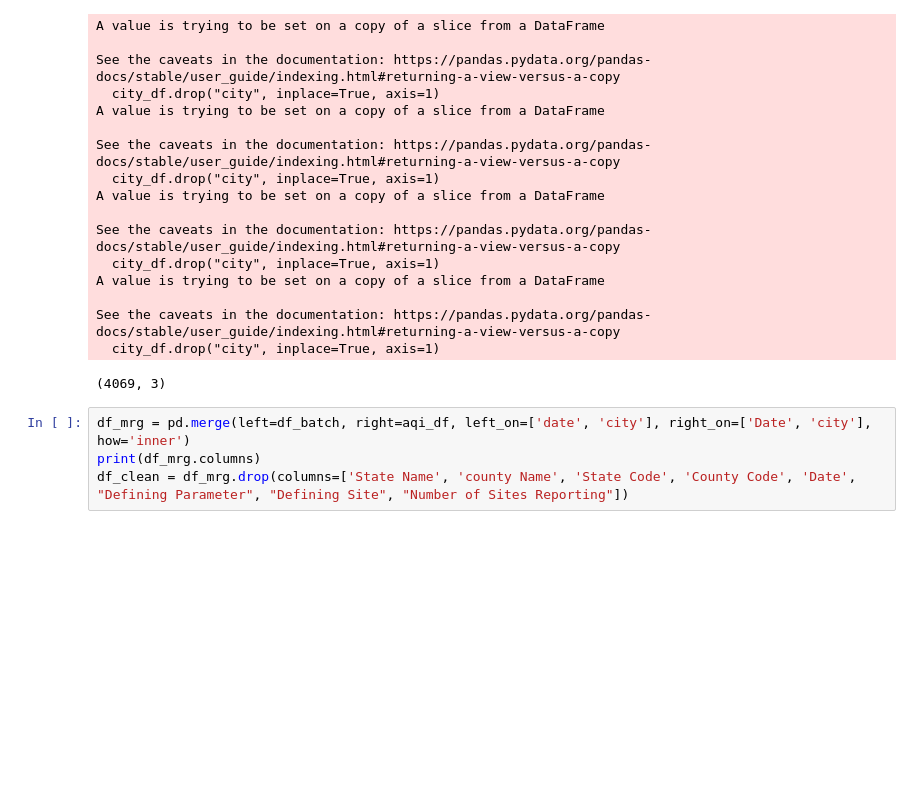
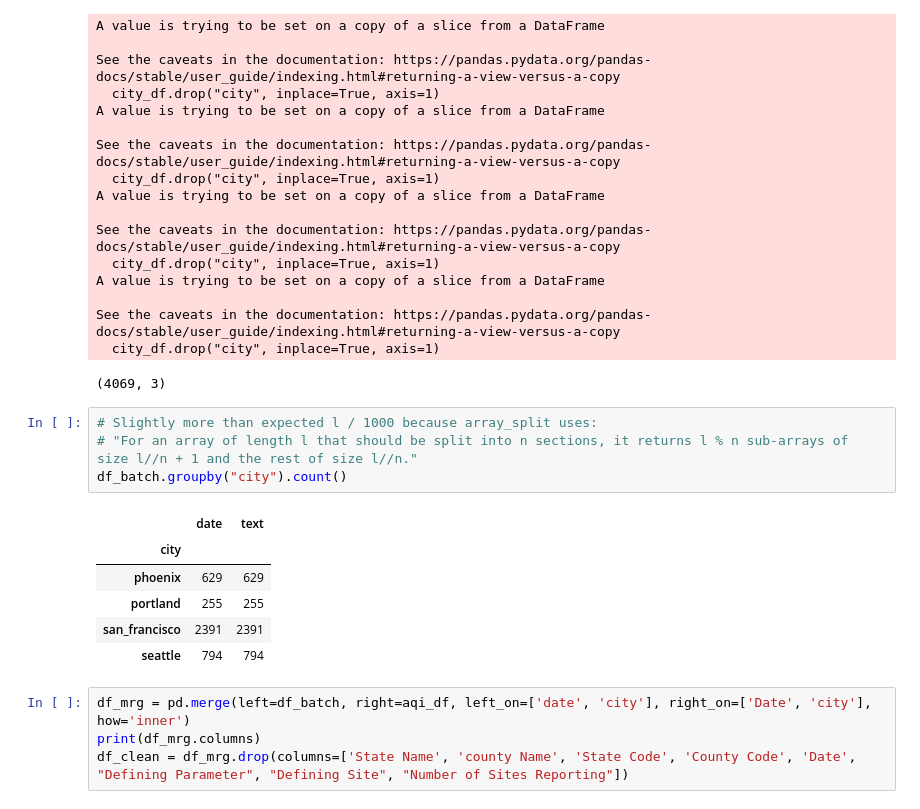
Before and after one commit to zcalhoun/wildfire, a Jupyter notebook: notebooks/tfidf-v1.ipynb, the cells around one changed output. Saved outputs shown, nothing was run; the diff lists cells and outputs as text; blank space fills up the shorter version.

```diff
--- a/notebooks/tfidf-v1.ipynb
+++ b/notebooks/tfidf-v1.ipynb
@@ -193,6 +191,17 @@ A value is trying to be set on a copy of a slice from a DataFrame
 See the caveats in the documentation: https://pandas.pydata.org/pandas-docs/stable/user_guide/indexing.html#returning-a-view-versus-a-copy
   city_df.drop("city", inplace=True, axis=1)
 (4069, 3)
+# %%
+# Slightly more than expected l / 1000 because array_split uses:
+# "For an array of length l that should be split into n sections, it returns l % n sub-arrays of size l//n + 1 and the rest of size l//n."
+df_batch.groupby("city").count()
+# %% [output]
+|  | date | text |
+| city |  |  |
+| phoenix | 629 | 629 |
+| portland | 255 | 255 |
+| san_francisco | 2391 | 2391 |
+| seattle | 794 | 794 |
 # %%
 df_mrg = pd.merge(left=df_batch, right=aqi_df, left_on=['date', 'city'], right_on=['Date', 'city'], how='inner')
 print(df_mrg.columns)
```
Also changed, not shown: parts of 22 cells of this notebook.
